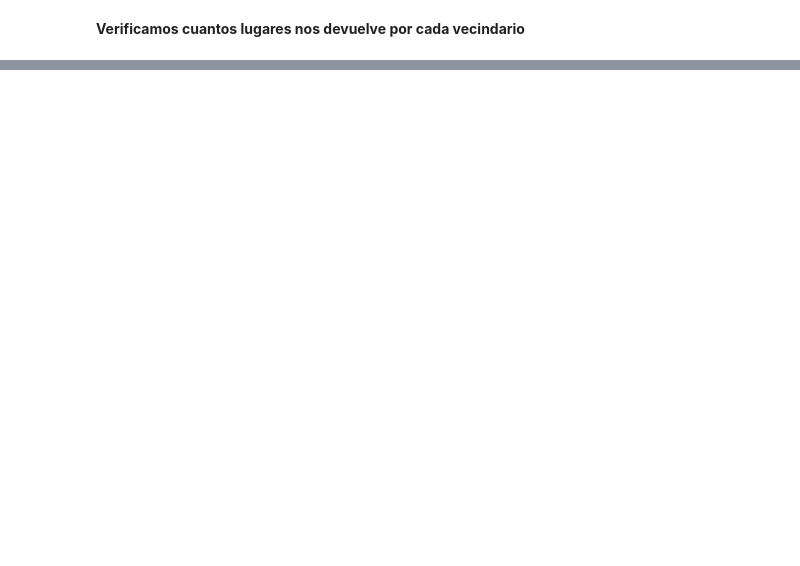
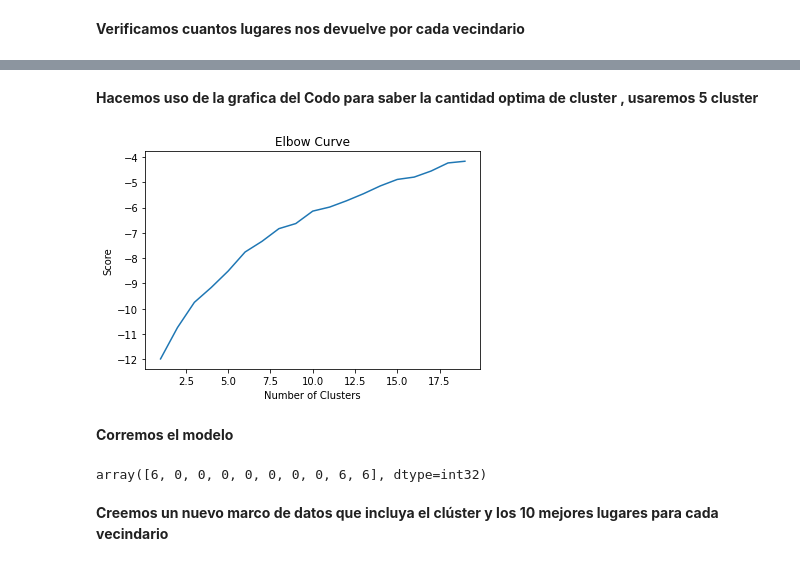
Before and after one commit to walter1358/Coursera_Capstone, a Jupyter notebook: Clustering_Neighborhoods_in_Toronto.ipynb, the cells around one changed output, grey strips where cells are left out. Cells and saved outputs as stored; diff of their text form; code cells hidden in the pictures; blank space fills up the shorter version.

```diff
--- a/Clustering_Neighborhoods_in_Toronto.ipynb
+++ b/Clustering_Neighborhoods_in_Toronto.ipynb
@@ -222,0 +225,7 @@ df_toronto_lugares.groupby('Neighborhood').count()
+# %%
+df_toronto_l = pd.get_dummies(df_toronto_lugares[['Venue Category']], prefix="", prefix_sep="")
+#Agregamos la columna de vencidarios
+df_toronto_l['Neighborhood'] = df_toronto_lugares['Neighborhood']
+fixed_columns = [df_toronto_l.columns[-83]] + list(df_toronto_l.columns[:-83])
+df_toronto_l = df_toronto_l[fixed_columns]
+df_toronto_l.head()
@@ -222,0 +247,3 @@ df_toronto_lugares.groupby('Neighborhood').count()
+# %%
+df_toronto_g = df_toronto_l.groupby('Neighborhood').mean().reset_index()
+df_toronto_g.head()
@@ -222,0 +314,3 @@ df_toronto_lugares.groupby('Neighborhood').count()
+# %%
+df_toronto_cluster = df_toronto_g.drop('Neighborhood', 1)
+df_toronto_cluster.head()
@@ -222,0 +324,25 @@ df_toronto_lugares.groupby('Neighborhood').count()
+# %% [markdown]
+**Hacemos uso de la grafica del Codo para saber la cantidad optima de cluster , usaremos 5 cluster**
+# %%
+Nc = range(1,20)
+kmeans = [KMeans(n_clusters=i) for i in Nc]
+kmeans
+score = [kmeans[i].fit(df_toronto_cluster).score(df_toronto_cluster) for i in range(len(kmeans))]
+score
+plt.plot(Nc,score)
+plt.xlabel('Number of Clusters')
+plt.ylabel('Score')
+plt.title('Elbow Curve')
+plt.show()
+# %% [output]
+[figure, added]
+# %% [markdown]
+**Corremos el modelo**
+# %%
+kclusters = 10
+kmeans = KMeans(n_clusters=kclusters, random_state=0).fit(df_toronto_cluster)
+kmeans.labels_[0:10]
+# %% [output]
+array([6, 0, 0, 0, 0, 0, 0, 0, 6, 6], dtype=int32)
+# %% [markdown]
+**Creemos un nuevo marco de datos que incluya el clúster y los 10 mejores lugares para cada vecindario**
```
Also changed, not shown: parts of 25 cells of this notebook.
